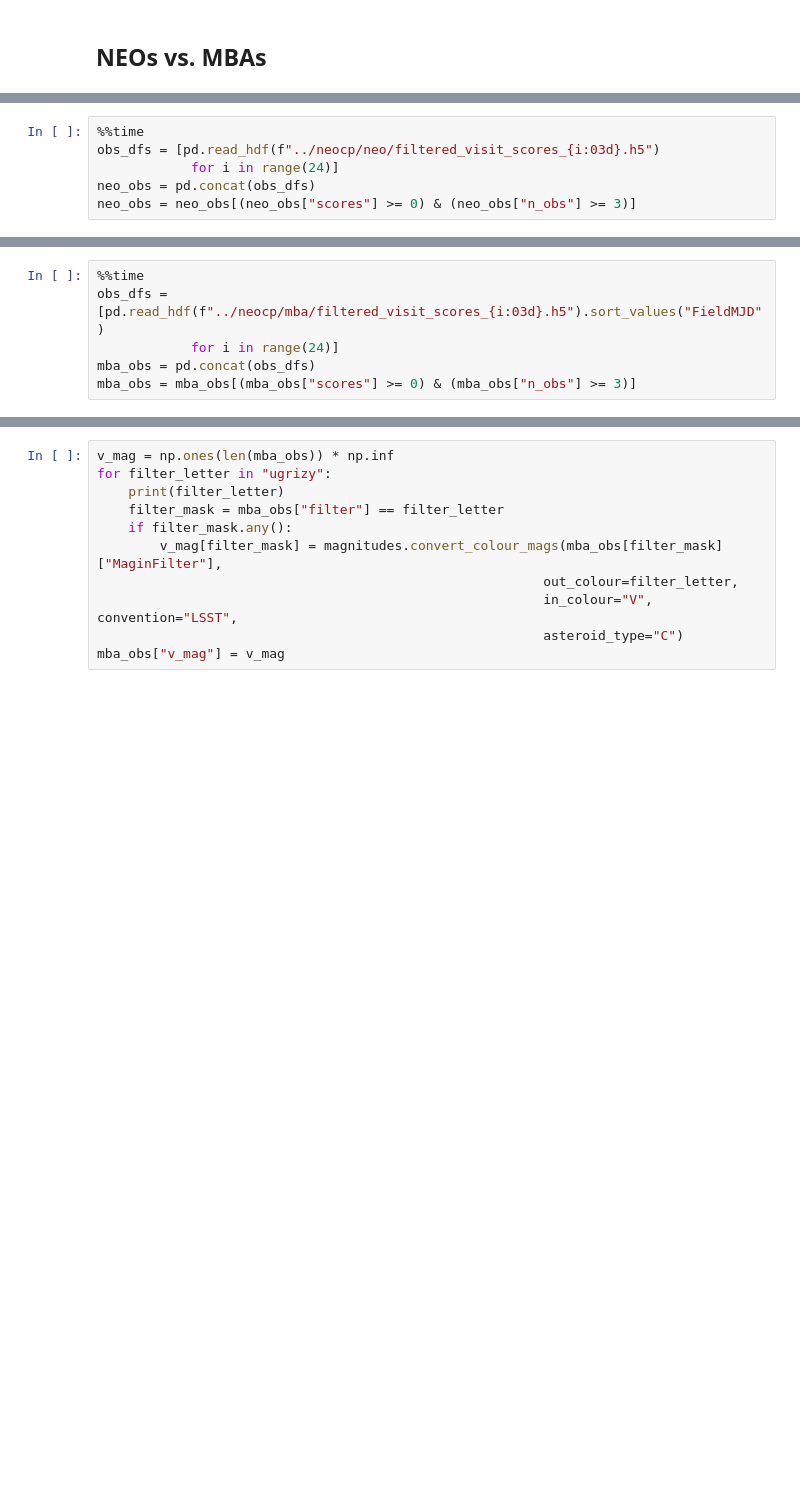
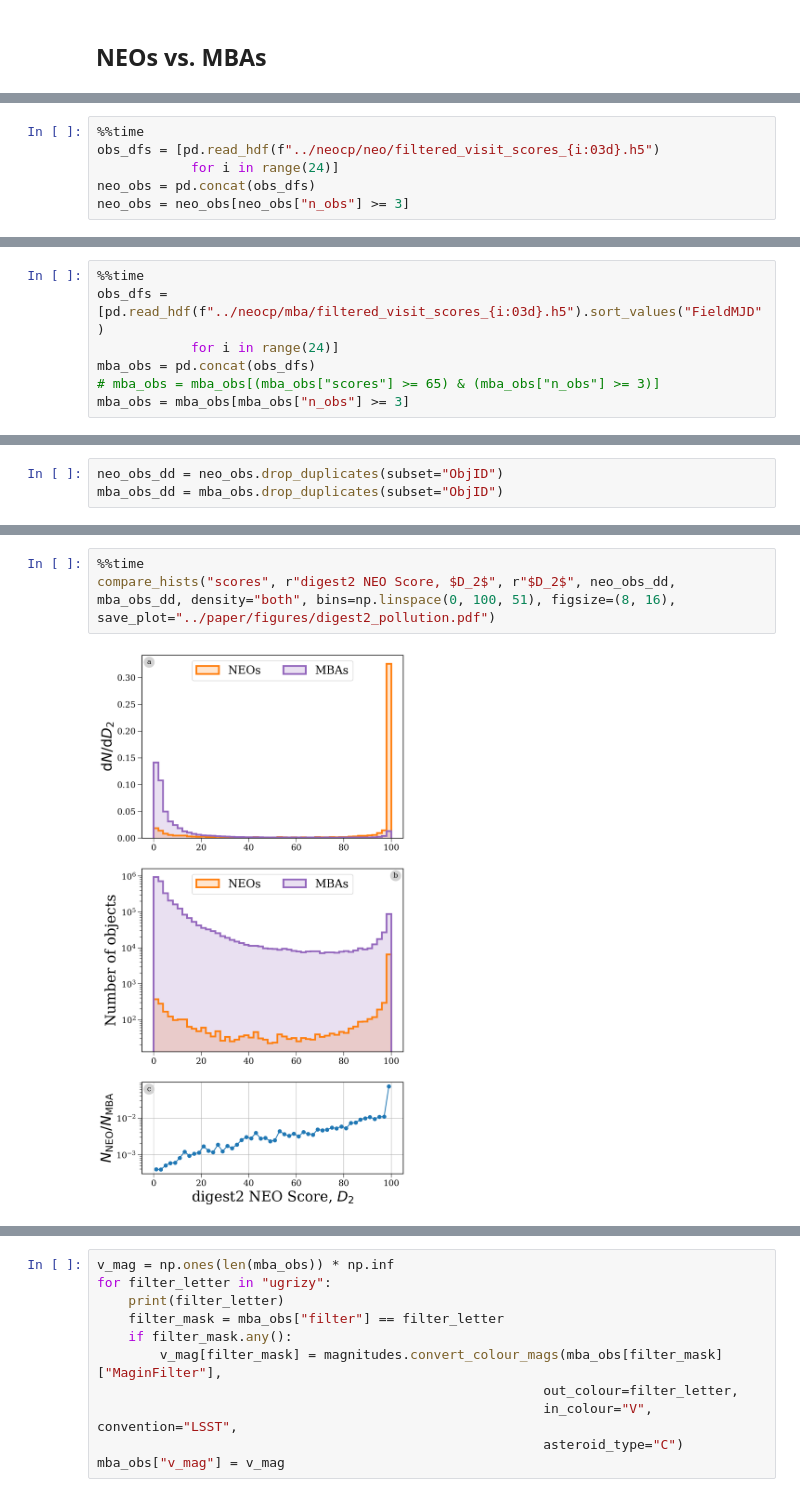
Before and after one commit to dirac-institute/hybrid_sso_catalogue, a Jupyter notebook: lsst_detection_probability/Predict misses.ipynb, the cells around one changed output, grey strips where cells are left out. Cells and saved outputs as stored; diff of their text form; blank space fills up the shorter version.

```diff
--- a/lsst_detection_probability/Predict misses.ipynb
+++ b/lsst_detection_probability/Predict misses.ipynb
@@ -307,5 +283,5 @@ plt.hist(x.groupby(["ObjID", "night"]).apply(lambda test: test["scores"].iloc[0]
 obs_dfs = [pd.read_hdf(f"../neocp/neo/filtered_visit_scores_{i:03d}.h5")
             for i in range(24)]
 neo_obs = pd.concat(obs_dfs)
-neo_obs = neo_obs[(neo_obs["scores"] >= 0) & (neo_obs["n_obs"] >= 3)]
+neo_obs = neo_obs[neo_obs["n_obs"] >= 3]
 # %% [output]
@@ -316,5 +293,6 @@ Wall time: 30.3 s
 obs_dfs = [pd.read_hdf(f"../neocp/mba/filtered_visit_scores_{i:03d}.h5").sort_values("FieldMJD")
             for i in range(24)]
 mba_obs = pd.concat(obs_dfs)
-mba_obs = mba_obs[(mba_obs["scores"] >= 0) & (mba_obs["n_obs"] >= 3)]
+# mba_obs = mba_obs[(mba_obs["scores"] >= 65) & (mba_obs["n_obs"] >= 3)]
+mba_obs = mba_obs[mba_obs["n_obs"] >= 3]
 # %% [output]
@@ -322,0 +301,3 @@ Wall time: 7min 12s
+# %%
+neo_obs_dd = neo_obs.drop_duplicates(subset="ObjID")
+mba_obs_dd = mba_obs.drop_duplicates(subset="ObjID")
@@ -322,0 +386,5 @@ Wall time: 7min 12s
+# %%
+%%time
+compare_hists("scores", r"digest2 NEO Score, $D_2$", r"$D_2$", neo_obs_dd, mba_obs_dd, density="both", bins=np.linspace(0, 100, 51), figsize=(8, 16), save_plot="../paper/figures/digest2_pollution.pdf")
+# %% [output]
+[figure, added]
```
Also changed, not shown: parts of 41 cells of this notebook, 3 other files.
